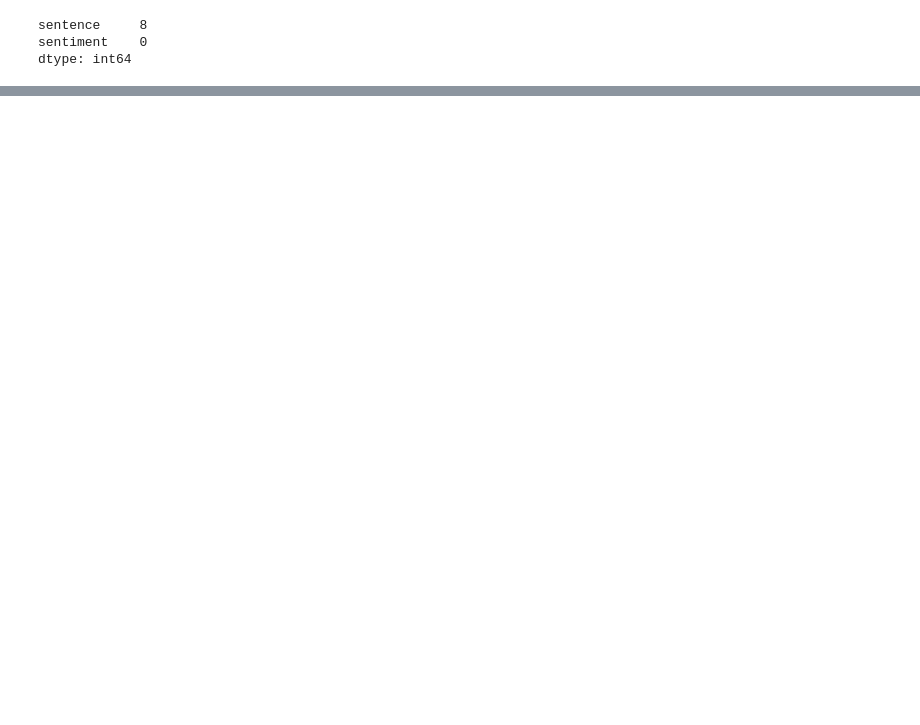
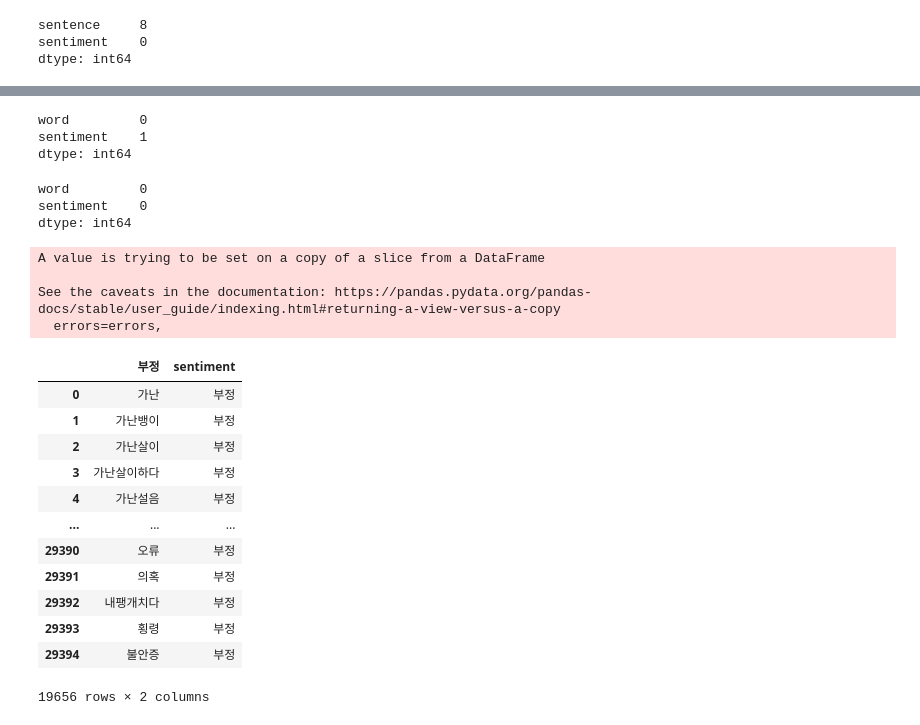
Before and after one commit to DDalaDDula/NIFoS, a Jupyter notebook: Sentiment_analysis/dataset/preprocessing_original_dataset.ipynb, the cells around one changed output, grey strips where cells are left out. Cells and saved outputs as stored; diff of their text form; code cells hidden in the pictures; blank space fills up the shorter version.

```diff
--- a/Sentiment_analysis/dataset/preprocessing_original_dataset.ipynb
+++ b/Sentiment_analysis/dataset/preprocessing_original_dataset.ipynb
@@ -461,0 +467,10 @@ result4.to_csv("./primary_classification_data_final.csv", index=False, encoding=
+# %%
+dic1 = pd.read_csv("neg_pol_word.txt", sep='\t', encoding='UTF-8')
+dic1['sentiment'] = dic1['sentiment'].apply(lambda x : "부정")
+
+dic2 = pd.read_csv("pos_pol_word.txt", sep='\t', encoding='UTF-8')
+dic2['sentiment'] = dic2['sentiment'].apply(lambda x : "긍정")
+
+dic3 = pd.read_csv("SentiWord_Dict.txt", sep='\t', encoding='UTF-8')
+dic3 = dic3[dic3['sentiment'] != 0.0]
+dic3['sentiment'] = dic3['sentiment'].apply(lambda x : "긍정" if x > 0 else "부정" if x < 0 else x)
@@ -461,0 +483,43 @@ result4.to_csv("./primary_classification_data_final.csv", index=False, encoding=
+# %%
+dic3.isnull().sum()
+# %% [output]
+word         0
+sentiment    1
+dtype: int64
+# %%
+dic_s = pd.concat([dic1,dic2,dic3])
+# %%
+dic_s.dropna(axis=0, inplace=True)
+dic_s.reset_index(drop=True, inplace=True)
+# %%
+dic_s.isnull().sum()
+# %% [output]
+word         0
+sentiment    0
+dtype: int64
+# %%
+dic_s_n = dic_s[dic_s['sentiment'] == '부정']
+dic_s_n.rename(columns={'word': '부정'}, inplace=True)
+dic_s_p = dic_s[dic_s['sentiment'] == '긍정']
+dic_s_p.rename(columns={'word': '긍정'}, inplace=True)
+# %% [output]
+A value is trying to be set on a copy of a slice from a DataFrame
+
+See the caveats in the documentation: https://pandas.pydata.org/pandas-docs/stable/user_guide/indexing.html#returning-a-view-versus-a-copy
+  errors=errors,
+# %%
+dic_s_n
+# %% [output]
+|  | 부정 | sentiment |
+| 0 | 가난 | 부정 |
+| 1 | 가난뱅이 | 부정 |
+| 2 | 가난살이 | 부정 |
+| 3 | 가난살이하다 | 부정 |
+| 4 | 가난설음 | 부정 |
+| ... | ... | ... |
+| 29390 | 오류 | 부정 |
+| 29391 | 의혹 | 부정 |
+| 29392 | 내팽개치다 | 부정 |
+| 29393 | 횡령 | 부정 |
+| 29394 | 불안증 | 부정 |
+19656 rows × 2 columns
```
Also changed, not shown: parts of 25 cells of this notebook, 8 other files.
